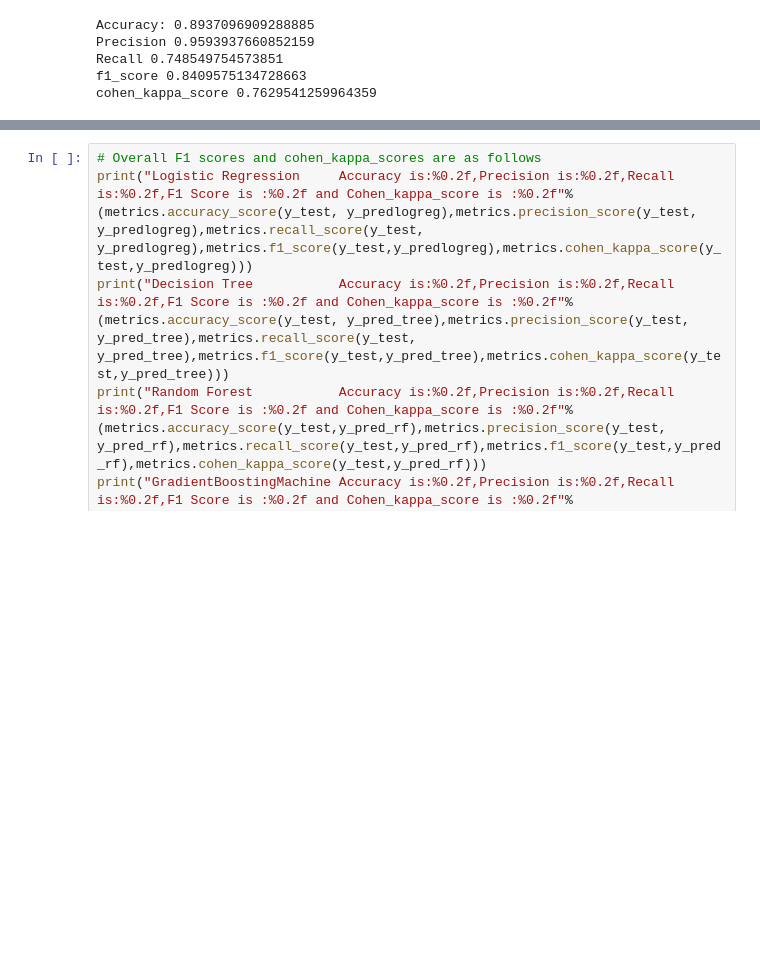
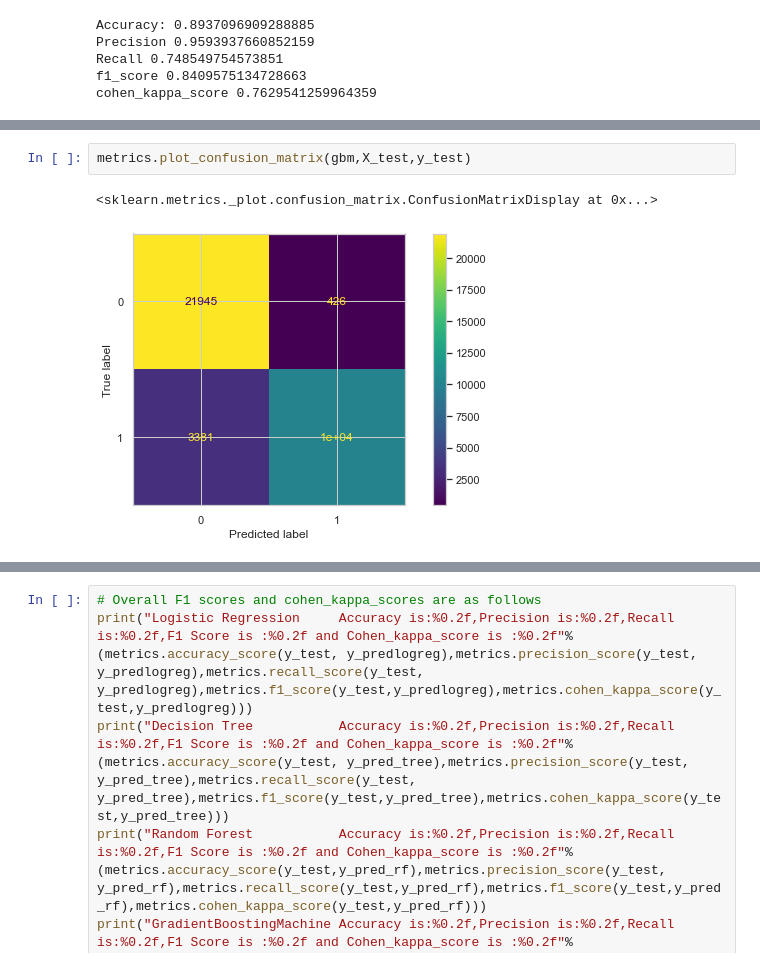
Before and after one commit to Antarlin921/ProjectHotel_Demand_Prediction, a Jupyter notebook: Hotel_Demand_Prediction .ipynb, the cells around one changed output, grey strips where cells are left out. Cells and saved outputs as stored; diff of their text form; blank space fills up the shorter version.

```diff
--- a/Hotel_Demand_Prediction .ipynb
+++ b/Hotel_Demand_Prediction .ipynb
@@ -944,0 +952,5 @@ cohen_kappa_score 0.7629541259964359
+# %%
+metrics.plot_confusion_matrix(gbm,X_test,y_test)
+# %% [output]
+<sklearn.metrics._plot.confusion_matrix.ConfusionMatrixDisplay at 0x...>
+[figure, added]
```
Also changed, not shown: parts of 19 cells of this notebook, 2 other files.
